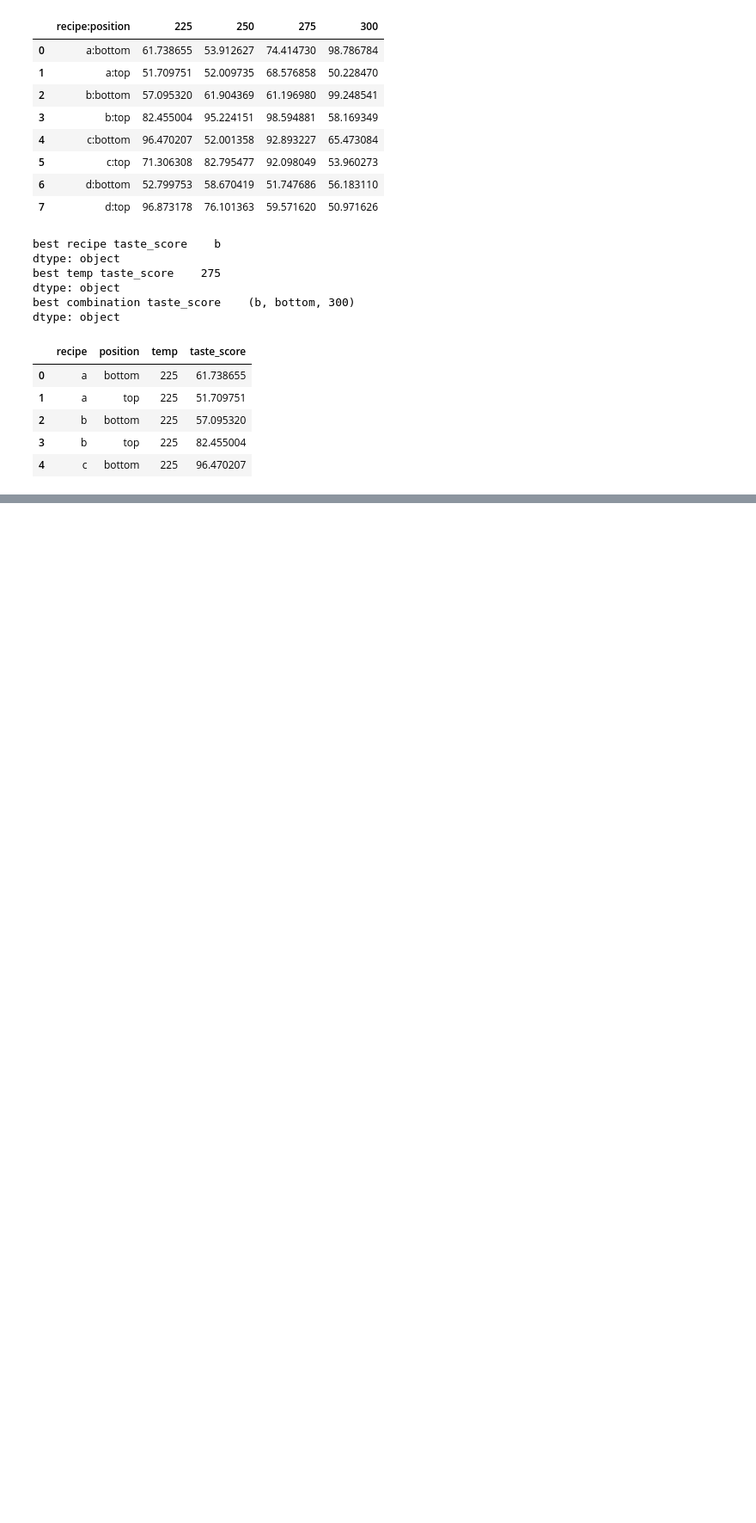
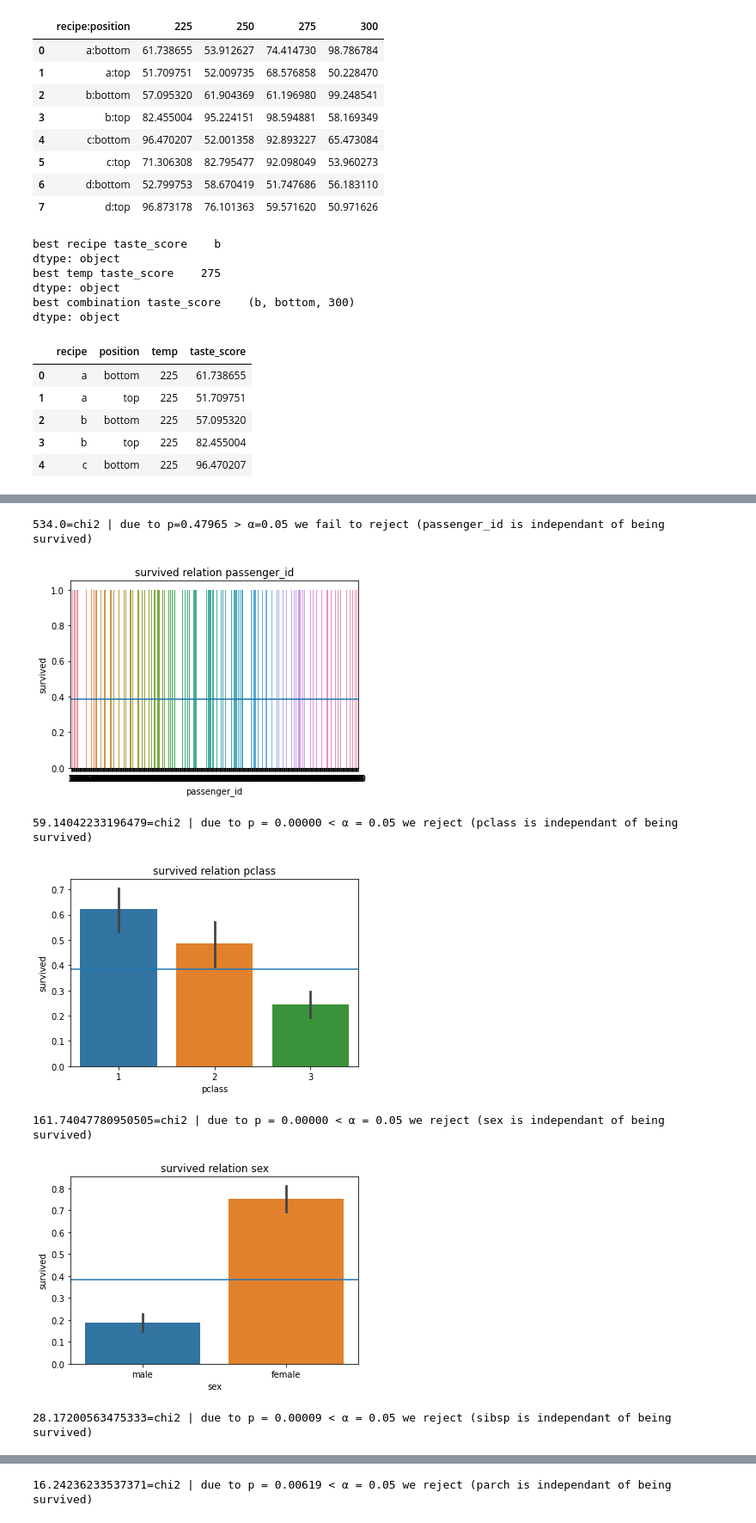
Before and after one commit to geary-shenck/classification-exercises, a Jupyter notebook: classification-exercises.ipynb, the cells around one changed output, grey strips where cells are left out. Shown at 86% size. Saved outputs shown, nothing was run; the diff lists cells and outputs as text; code cells hidden in the pictures; blank space fills up the shorter version.

```diff
--- a/classification-exercises.ipynb
+++ b/classification-exercises.ipynb
@@ -4,14 +4,13 @@ exercise for aquisition
 import pandas as pd
 import numpy as np
 from scipy import stats
-import matplotlib as plt
+import matplotlib.pyplot as plt
 import seaborn as sns
 from pydataset import data
 import statistics
 import os
 import warnings
 warnings.filterwarnings('ignore')
-df = data("dataset_name")
 
 import prepare
 import acquire
@@ -542,0 +828,12 @@ dtype: object
+# %%
+for iter1 in cat_vars:
+    if iter1 != "survived":
+        two_cat_bar_chi_cheat(train_df[iter1],train_df.survived,train_df,train_df.survived.mean(),.05)
+# %% [output]
+534.0=chi2 | due to p=0.47965 > α=0.05 we fail to reject (passenger_id is independant of being survived)
+[figure, added]
+59.14042233196479=chi2 | due to p = 0.00000 < α = 0.05 we reject (pclass is independant of being survived)
+[figure, added]
+161.74047780950505=chi2 | due to p = 0.00000 < α = 0.05 we reject (sex is independant of being survived)
+[figure, added]
+28.17200563475333=chi2 | due to p = 0.00009 < α = 0.05 we reject (sibsp is independant of being survived)
@@ -542,0 +841 @@ dtype: object
+16.24236233537371=chi2 | due to p = 0.00619 < α = 0.05 we reject (parch is independant of being survived)
```
Also changed, not shown: parts of 40 cells of this notebook.
